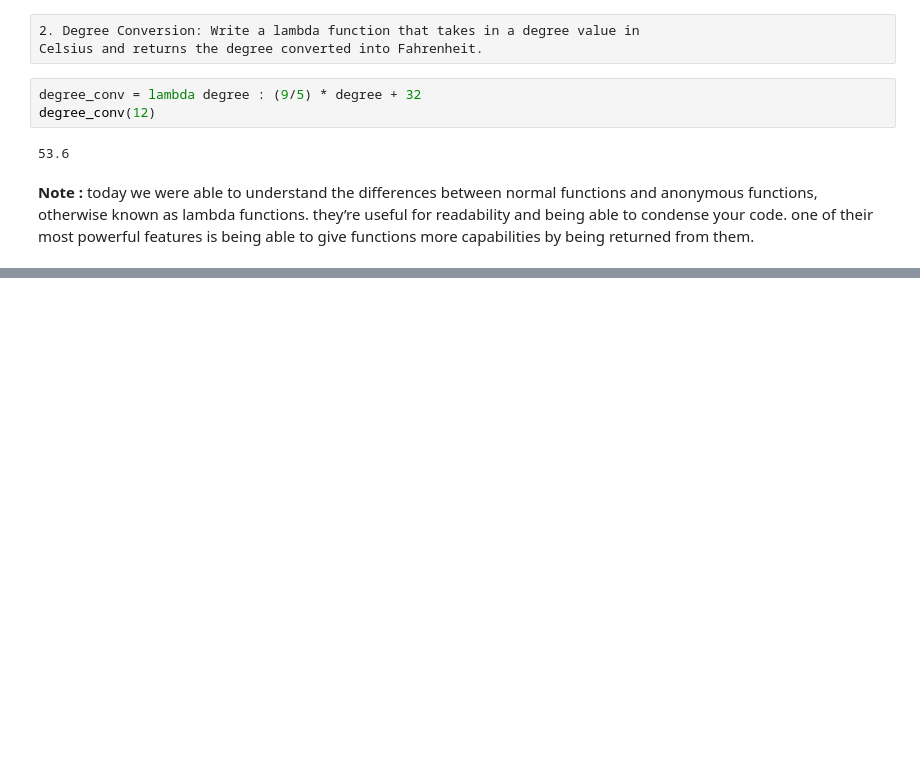
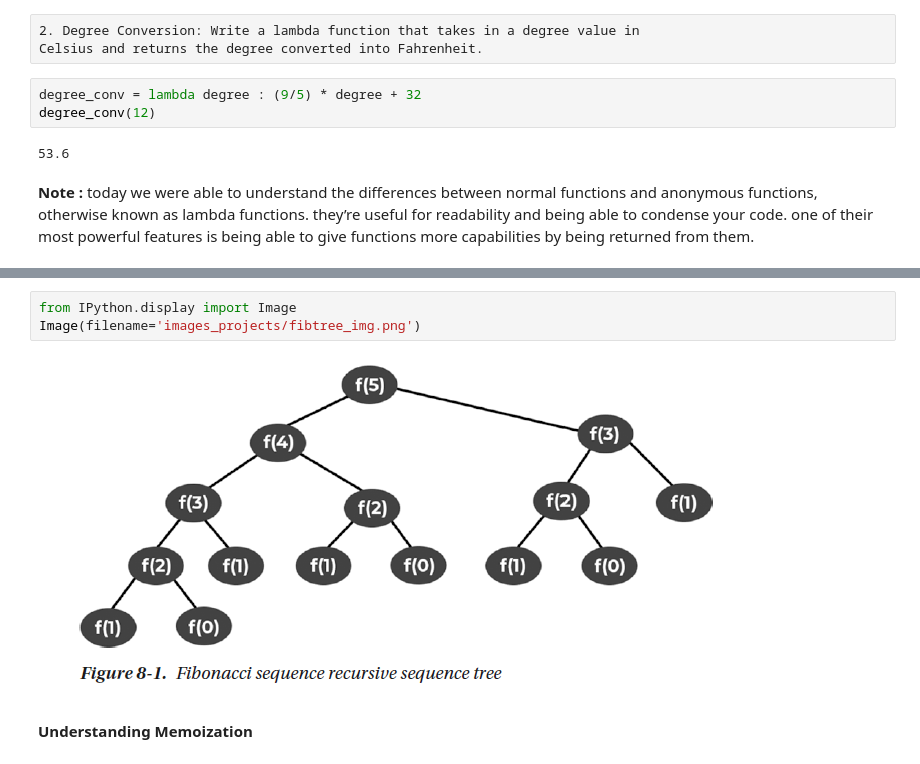
Before and after one commit to python-bootcamp-organization/Python-Bootcamp-101, a Jupyter notebook: Seven_week.ipynb, the cells around one changed output, grey strips where cells are left out. Saved outputs shown, nothing was run; the diff lists cells and outputs as text; blank space fills up the shorter version.

```diff
--- a/Seven_week.ipynb
+++ b/Seven_week.ipynb
@@ -183,0 +426,7 @@ degree_conv(12)
+# %%
+from IPython.display import Image
+Image(filename='images_projects/fibtree_img.png')
+# %% [output]
+[figure, added]
+# %% [markdown]
+**Understanding Memoization**
```
Also changed, not shown: parts of 49 cells of this notebook, 4 other files.
